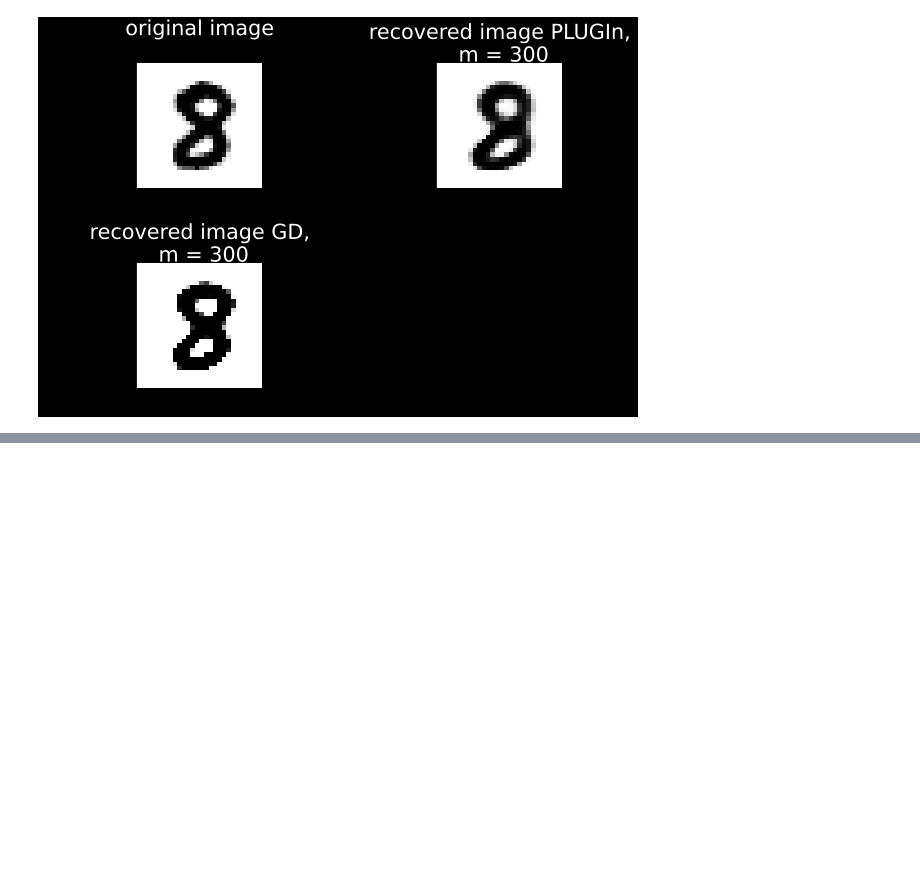
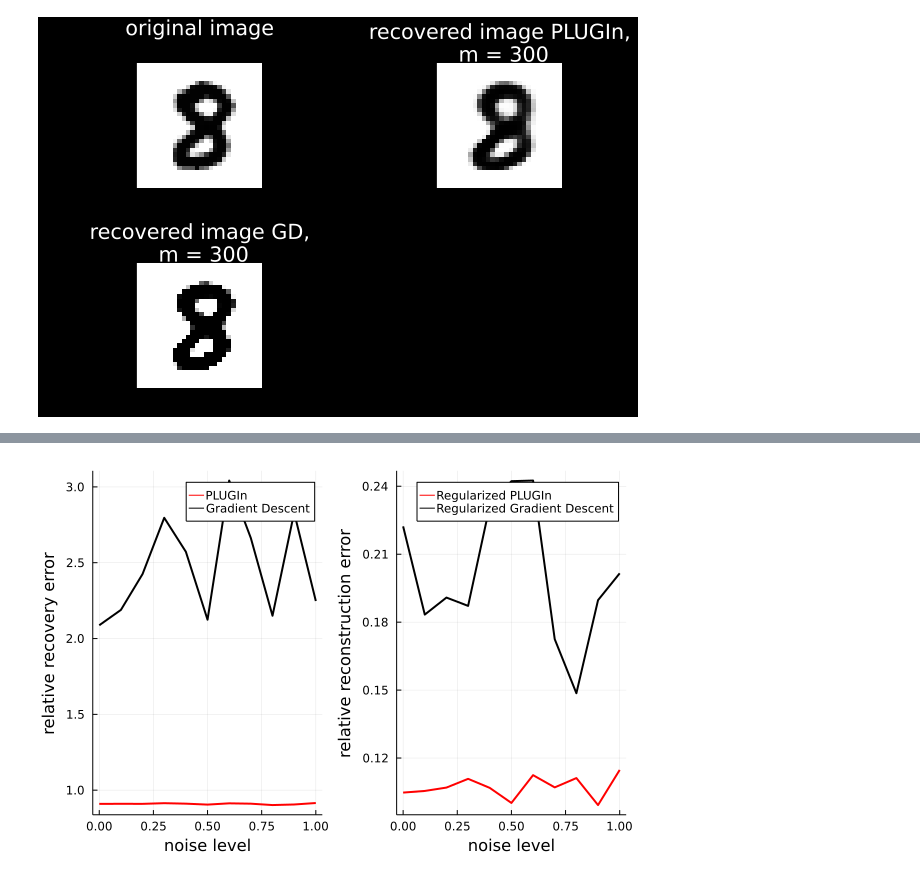
Before and after one commit to babhrujoshi/PLUGIn_Julia, a Jupyter notebook: PLUGIn_CS.ipynb, the cells around one changed output, grey strips where cells are left out. Cells and saved outputs as stored; diff of their text form; code cells hidden in the pictures; blank space fills up the shorter version.

```diff
--- a/PLUGIn_CS.ipynb
+++ b/PLUGIn_CS.ipynb
@@ -1020,12 +1055,14 @@ savefig("result/talk/CS_results/CS_comparision_MNIST.pdf")
 # %%
 plot(noise_level_list, recov_error_PLUGIn_reg, label = "PLUGIn", xlabel = "relative noise level", ylabel = "relative recovery error", linewidth = 2, color =:red)
 p1=plot!(noise_level_list, recov_error_GD_reg, label = "Gradient Descent", xlabel = "noise level", ylabel = "relative recovery error", linewidth = 2, color =:black)
 
 plot(noise_level_list, recon_error_PLUGIn_reg, label = "Regularized PLUGIn", xlabel = "relative noise level", ylabel = "relative reconstruction error", linewidth = 2, color =:red)
 p2=plot!(noise_level_list, recon_error_GD_reg, label = "Regularized Gradient Descent", xlabel = "noise level", ylabel = "relative reconstruction error", linewidth = 2, color =:black)
 
 plot(p1, p2, layout = (1,2))
-savefig("result/talk/CS_results/CS_regularized_MNIST.pdf")
+# savefig("result/talk/CS4esults/CS_regularized_MNIST.pdf")
+# %% [output]
+[figure, added]
 # %%
 ############ MEASUREMENTS ###############
 max_iter = 1200
```
Also changed, not shown: parts of 6 cells of this notebook, 11 other files.
